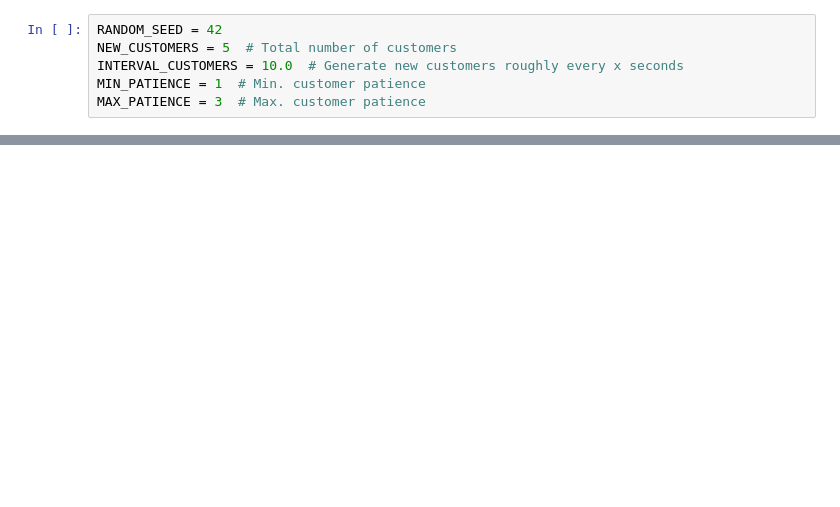
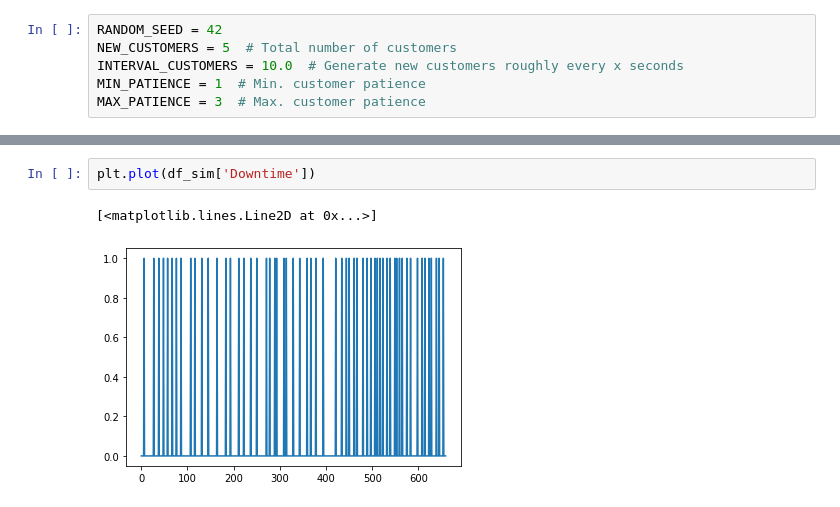
Before and after one commit to mattlucich/Data-604-Final-Project, a Jupyter notebook: Server-Load-Simulation.ipynb, the cells around one changed output, grey strips where cells are left out. Drawn from its saved outputs; the diff is of its cells as text; blank space fills up the shorter version.

```diff
--- a/Server-Load-Simulation.ipynb
+++ b/Server-Load-Simulation.ipynb
@@ -362,0 +219,5 @@ plt.show()
+# %%
+plt.plot(df_sim['Downtime'])
+# %% [output]
+[<matplotlib.lines.Line2D at 0x...>]
+[figure, added]
```
Also changed, not shown: parts of 20 cells of this notebook.
